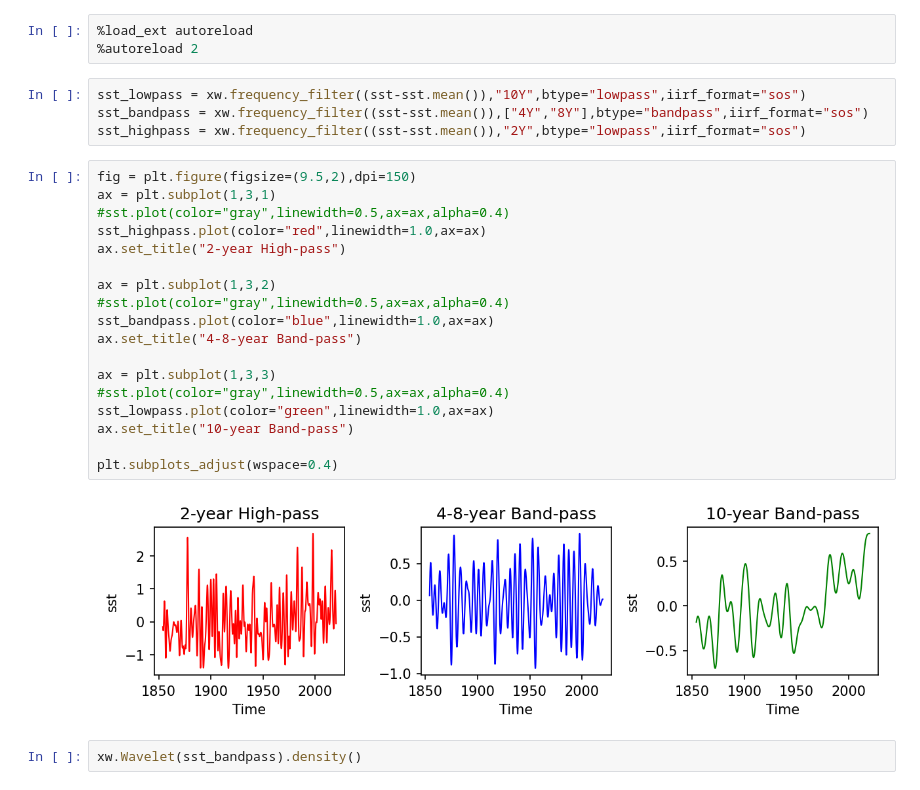
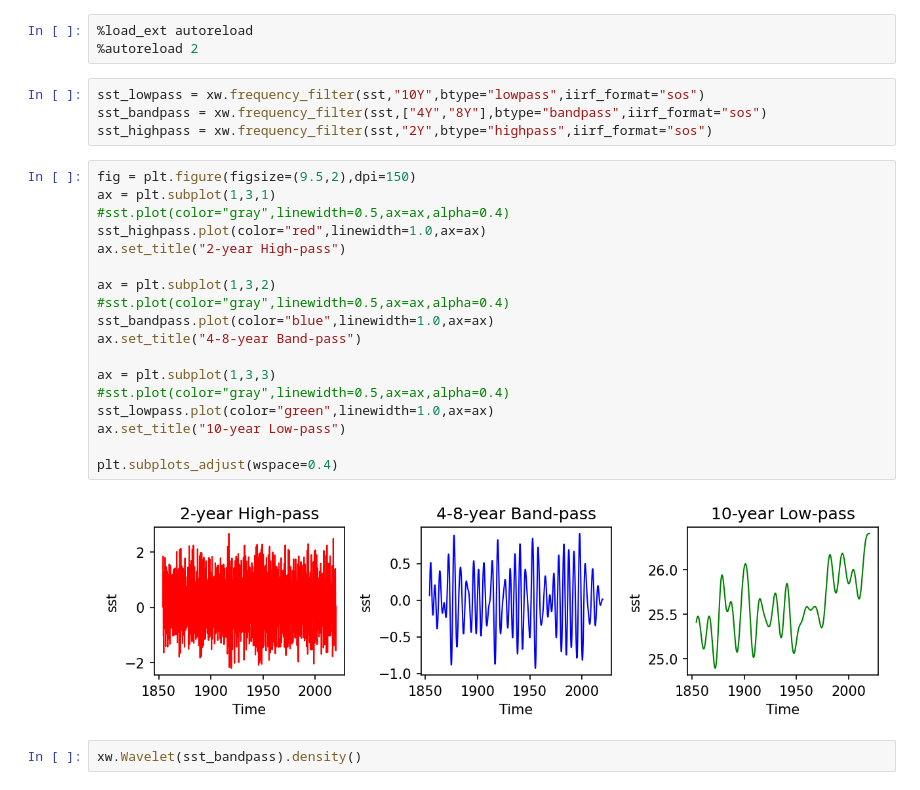
Before and after one commit to jkrasting/xwavelet, a Jupyter notebook: example_usage.ipynb, the cells around one changed output. Drawn from its saved outputs; the diff is of its cells as text.

Commit message:
Fixed mistakes in formatting for example notebook

```diff
--- a/example_usage.ipynb
+++ b/example_usage.ipynb
@@ -168,29 +168,29 @@ In this example we will bandpass filter the SST timeseries between 4 and 8 years
 %load_ext autoreload
 %autoreload 2
 # %%
-sst_lowpass = xw.frequency_filter((sst-sst.mean()),"10Y",btype="lowpass",iirf_format="sos")
-sst_bandpass = xw.frequency_filter((sst-sst.mean()),["4Y","8Y"],btype="bandpass",iirf_format="sos")
-sst_highpass = xw.frequency_filter((sst-sst.mean()),"2Y",btype="lowpass",iirf_format="sos")
+sst_lowpass = xw.frequency_filter(sst,"10Y",btype="lowpass",iirf_format="sos")
+sst_bandpass = xw.frequency_filter(sst,["4Y","8Y"],btype="bandpass",iirf_format="sos")
+sst_highpass = xw.frequency_filter(sst,"2Y",btype="highpass",iirf_format="sos")
 # %%
 fig = plt.figure(figsize=(9.5,2),dpi=150)
 ax = plt.subplot(1,3,1)
 #sst.plot(color="gray",linewidth=0.5,ax=ax,alpha=0.4)
 sst_highpass.plot(color="red",linewidth=1.0,ax=ax)
 ax.set_title("2-year High-pass")
 
 ax = plt.subplot(1,3,2)
 #sst.plot(color="gray",linewidth=0.5,ax=ax,alpha=0.4)
 sst_bandpass.plot(color="blue",linewidth=1.0,ax=ax)
 ax.set_title("4-8-year Band-pass")
 
 ax = plt.subplot(1,3,3)
 #sst.plot(color="gray",linewidth=0.5,ax=ax,alpha=0.4)
 sst_lowpass.plot(color="green",linewidth=1.0,ax=ax)
-ax.set_title("10-year Band-pass")
+ax.set_title("10-year Low-pass")
 
 plt.subplots_adjust(wspace=0.4)
 # %% [output]
-[figure, old version]
+[figure, new version]
 # %%
 xw.Wavelet(sst_bandpass).density()
 # %% [output]
```
